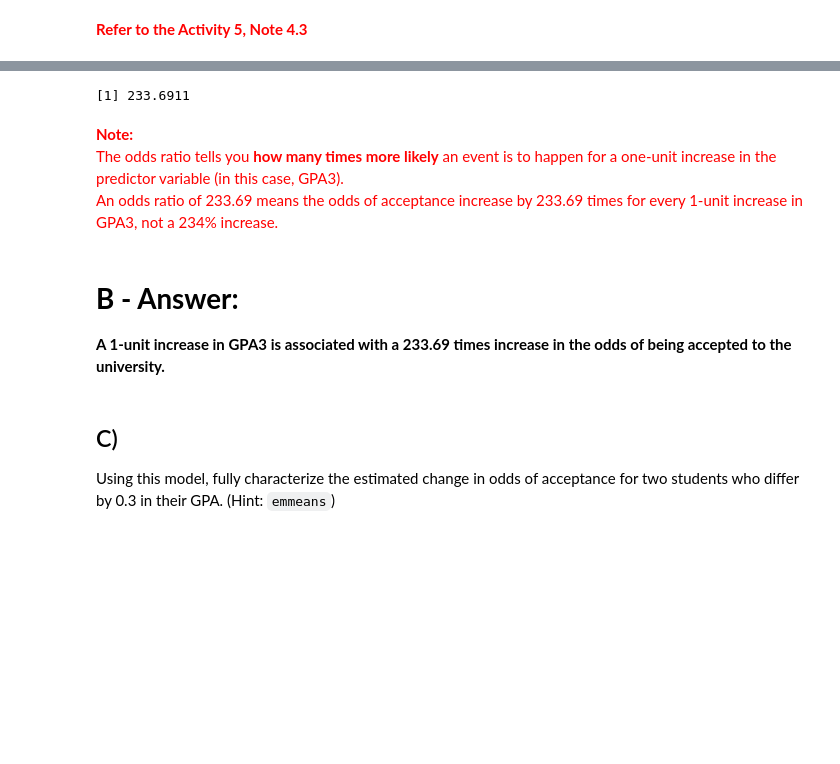
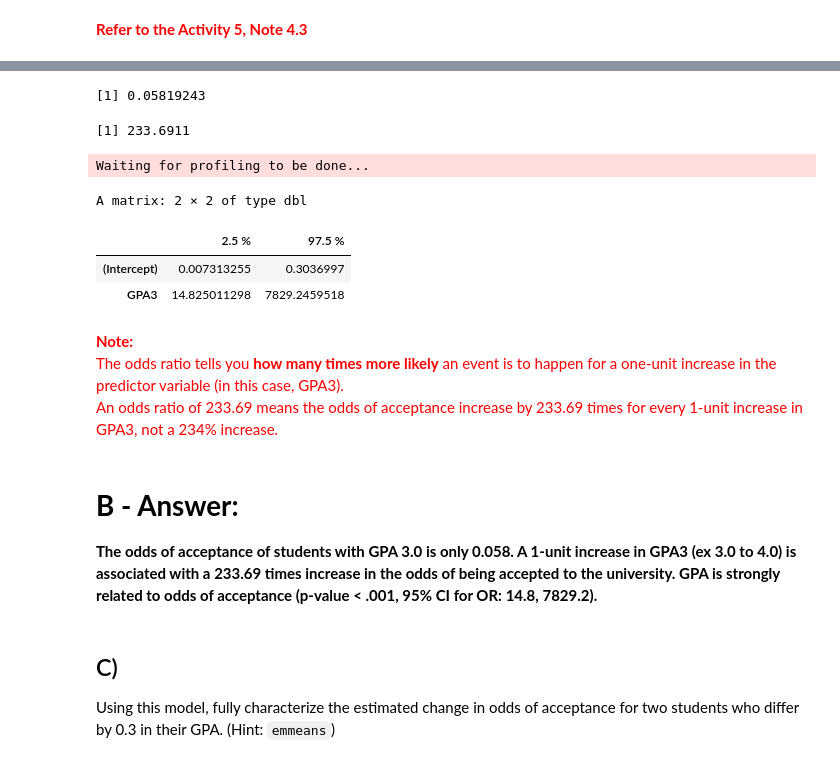
Before and after one commit to ShoSato-047/STAT380, a Jupyter notebook: ShoSato_HW3_(2025)_model_likelihoods_and_simple_logistic.ipynb, the cells around one changed output, grey strips where cells are left out. Saved outputs shown, nothing was run; the diff lists cells and outputs as text; code cells hidden in the pictures; blank space fills up the shorter version.

```diff
--- a/ShoSato_HW3_(2025)_model_likelihoods_and_simple_logistic.ipynb
+++ b/ShoSato_HW3_(2025)_model_likelihoods_and_simple_logistic.ipynb
@@ -685,8 +729,20 @@ Residual Deviance: 56.84        AIC: 60.84
+# %%
+exp(-2.844)
+# %% [output]
+[1] 0.05819243
 # %%
 # This is the odds ratio
 exp(5.454)
 # %% [output]
 [1] 233.6911
+# %%
+exp(confint(gpa_model))
+# %% [output]
+Waiting for profiling to be done...
+A matrix: 2 × 2 of type dbl
+|  | 2.5 % | 97.5 % |
+| (Intercept) | 0.007313255 | 0.3036997 |
+| GPA3 | 14.825011298 | 7829.2459518 |
 # %% [markdown]
 <font color = red> **Note:**
 <br>
@@ -695,7 +751,7 @@ The odds ratio tells you **how many times more likely** an event is to happen fo
 An odds ratio of 233.69 means the odds of acceptance increase by 233.69 times for every 1-unit increase in GPA3, not a 234% increase.
 # %% [markdown]
 # **B - Answer:**
-**A 1-unit increase in GPA3 is associated with a 233.69 times increase in the odds of being accepted to the university.**
+**The odds of acceptance of students with GPA 3.0 is only 0.058. A 1-unit increase in GPA3 (ex 3.0 to 4.0) is associated with a 233.69 times increase in the odds of being accepted to the university. GPA is strongly related to odds of acceptance (p-value < .001, 95% CI for OR: 14.8, 7829.2).**
 # %% [markdown]
 ## C)
 
```
Also changed, not shown: parts of 24 cells of this notebook.
